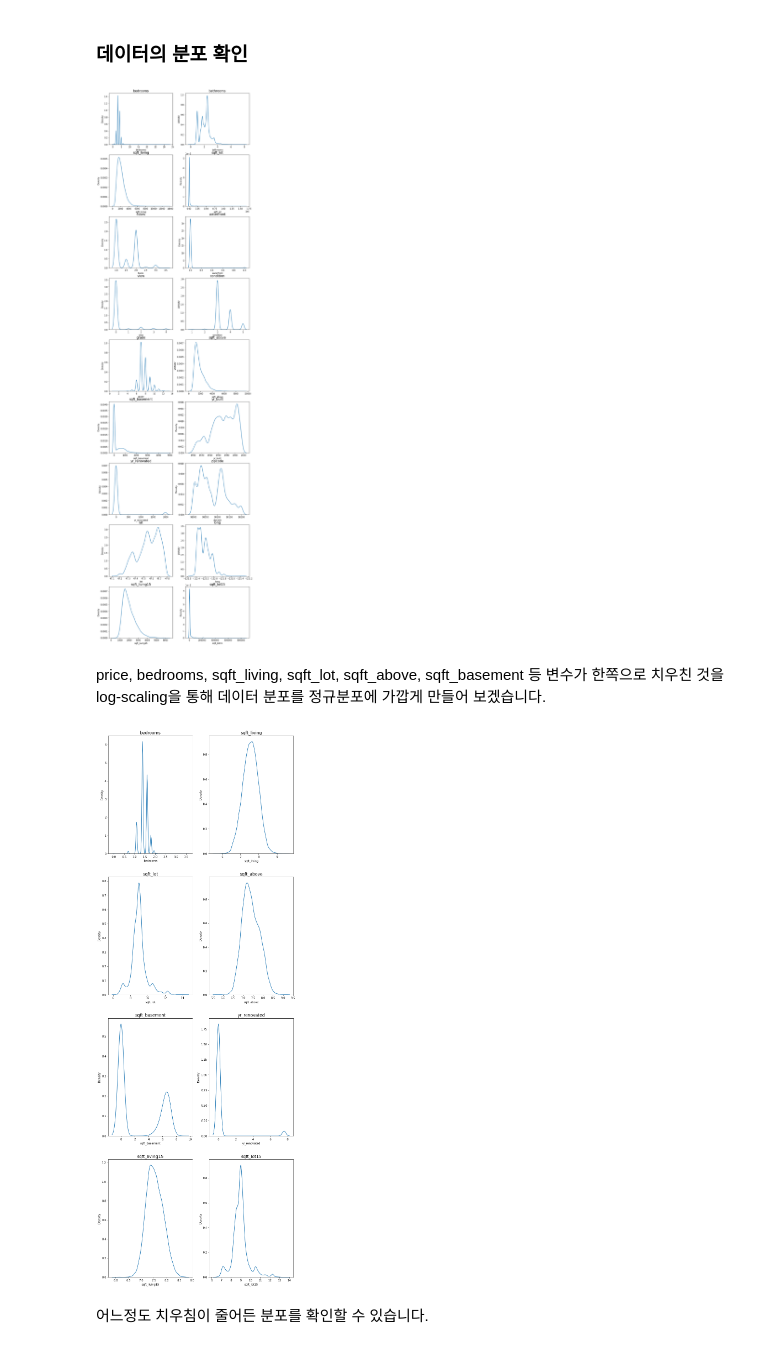
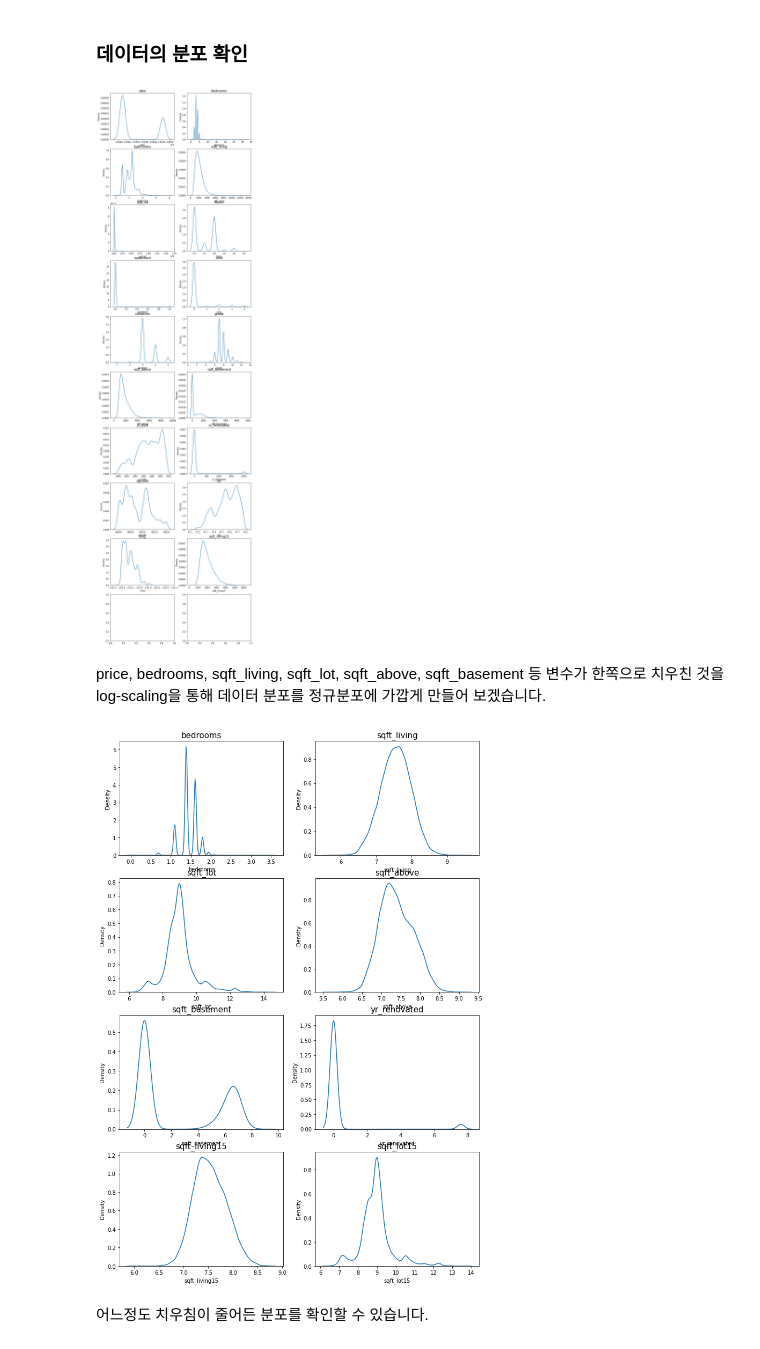
Before and after one commit to Kona-cfd/AIFFEL_PROJECT, a Jupyter notebook: [E-05]kaggle_kakr_housing.ipynb, the cells around one changed output. Cells and saved outputs as stored; diff of their text form; code cells hidden in the pictures.

```diff
--- a/[E-05]kaggle_kakr_housing.ipynb
+++ b/[E-05]kaggle_kakr_housing.ipynb
@@ -18,14 +18,21 @@ import lightgbm as lgb
 import matplotlib.pyplot as plt
 import seaborn as sns
 # %%
-# train_data_path = join('../input', 'train.csv')
-# sub_data_path = join('../input', 'test.csv')
+# data_dir = os.getenv('HOME')+'/aiffel/kaggle_kakr_housing/data'
 
-data_dir = os.getenv('HOME')+'/aiffel/kaggle_kakr_housing/data'
+# train_data_path = join(data_dir, 'train.csv')
+# sub_data_path = join(data_dir, 'test.csv')      # 테스트, 즉 submission 시 사용할 데이터 경로
 
-train_data_path = join(data_dir, 'train.csv')
-sub_data_path = join(data_dir, 'test.csv')      # 테스트, 즉 submission 시 사용할 데이터 경로
+# print(train_data_path)
+# print(sub_data_path)
 
+
+
+from pathlib import Path
+print(Path.cwd())
+data_dir        = r'C:\Users\ami\AIFFEL\explonation\E-05\kaggle_kakr_housing' + '\\' + 'data'
+train_data_path = data_dir   + '\\' + 'train.csv'
+sub_data_path   = data_dir   + '\\' + 'test.csv'      # 테스트, 즉 submission 시 사용할 데이터 경로
 print(train_data_path)
 print(sub_data_path)
 # %% [output]
@@ -136,8 +147,6 @@ date 변수는 연월일시간으로 값을 가지고 있는데, 적당한 정
 # %%
-sub_id = data['id'][train_len:]
-del data['id']
-# data['date'] = data['date'].apply(lambda x : str(x[:6])).astype(str)
-data['date'] = data['date'].apply(lambda x : str(x[:6])).astype(int)
+data['date'] = data['date'].apply(lambda x : str(x[:8])).astype(int)
+
 print(data.columns)
 data.head()
 # %% [output]
@@ -155,10 +164,10 @@ Index(['date', 'bedrooms', 'bathrooms', 'sqft_living', 'sqft_lot', 'floors',
 # %% [markdown]
 ### 데이터의 분포 확인
 # %%
-fig, ax = plt.subplots(9, 2, figsize=(12, 48))
+fig, ax = plt.subplots(10, 2, figsize=(12, 48))
 
 # columns_idx 변수(columns_idx==0인 경우 제외) 분포를 확인합니다.
-columns_idx = 1
+columns_idx = 0
 columns = data.columns
 for row in range(9):
     for col in range(2):
@@ -168,7 +177,7 @@ for row in range(9):
         if columns_idx == 19 :
             break
 # %% [output]
-[figure, old version]
+[figure, new version]
 # %% [markdown]
 price, bedrooms, sqft_living, sqft_lot, sqft_above, sqft_basement 등 변수가 한쪽으로 치우친 것을
 log-scaling을 통해 데이터 분포를 정규분포에 가깝게 만들어 보겠습니다.
@@ -179,18 +188,18 @@ for c in skew_columns:
     data[c] = np.log1p(data[c].values)
 # %%
 
-fig, ax = plt.subplots(4, 2, figsize=(12, 36))
+fig, ax = plt.subplots(4, 2, figsize=(12, 18))
 # columns_idx 변수 0~7 8개의 분포를 확인합니다.
 columns_idx = 0
 for row in range(4):
     for col in range(2):
         sns.kdeplot(data= data[skew_columns[columns_idx]], ax=ax[row][col])
         ax[row][col].set_title(skew_columns[columns_idx], fontsize=15)
         columns_idx += 1
         if columns_idx == 8: # 데이터 컬럼이 8개까지 밖에 없다.
             break
 # %% [output]
-[figure, old version]
+[figure, new version]
 # %% [markdown]
 어느정도 치우침이 줄어든 분포를 확인할 수 있습니다.
 # %%
```
Also changed, not shown: parts of 14 cells of this notebook.
